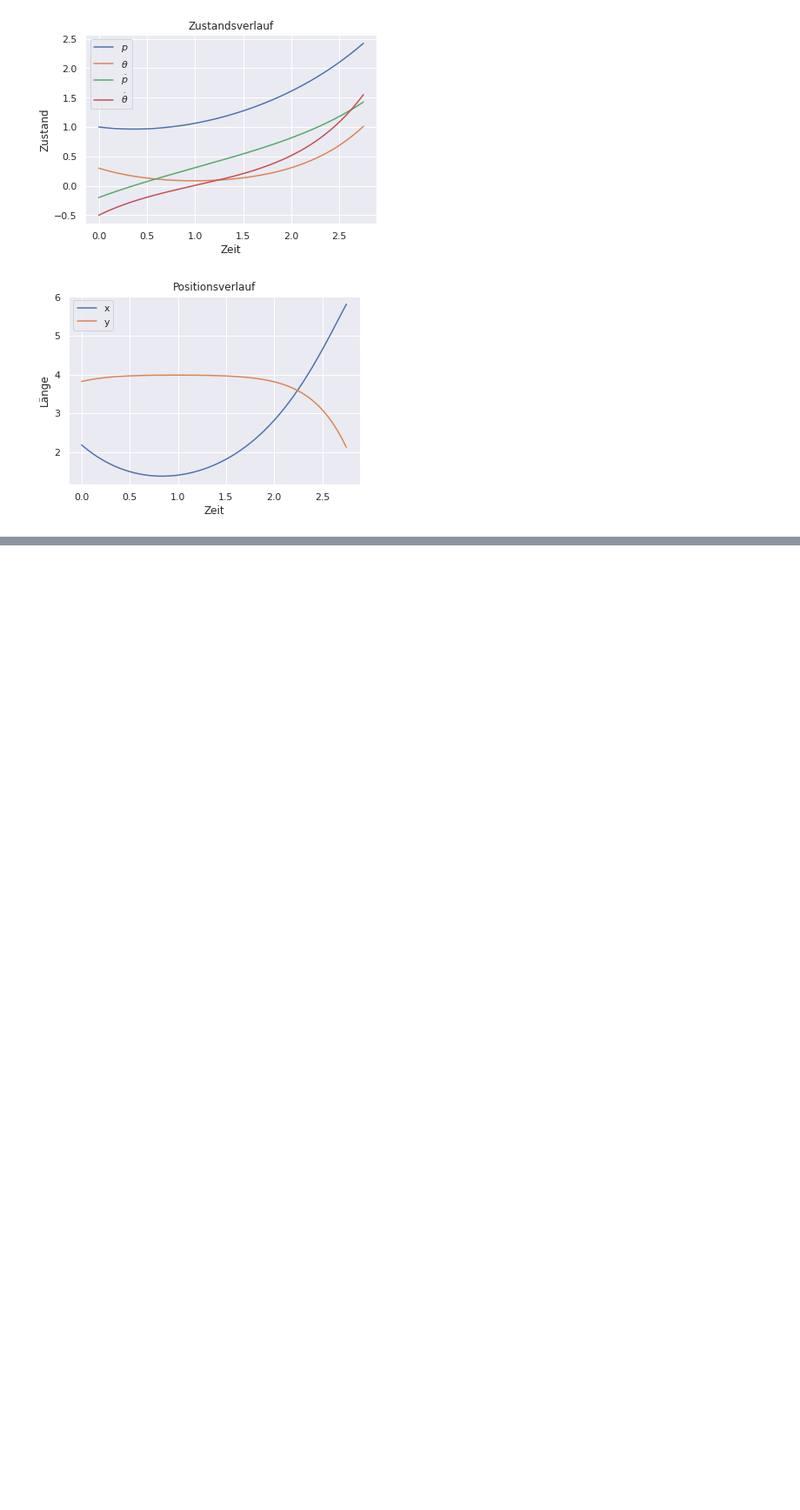
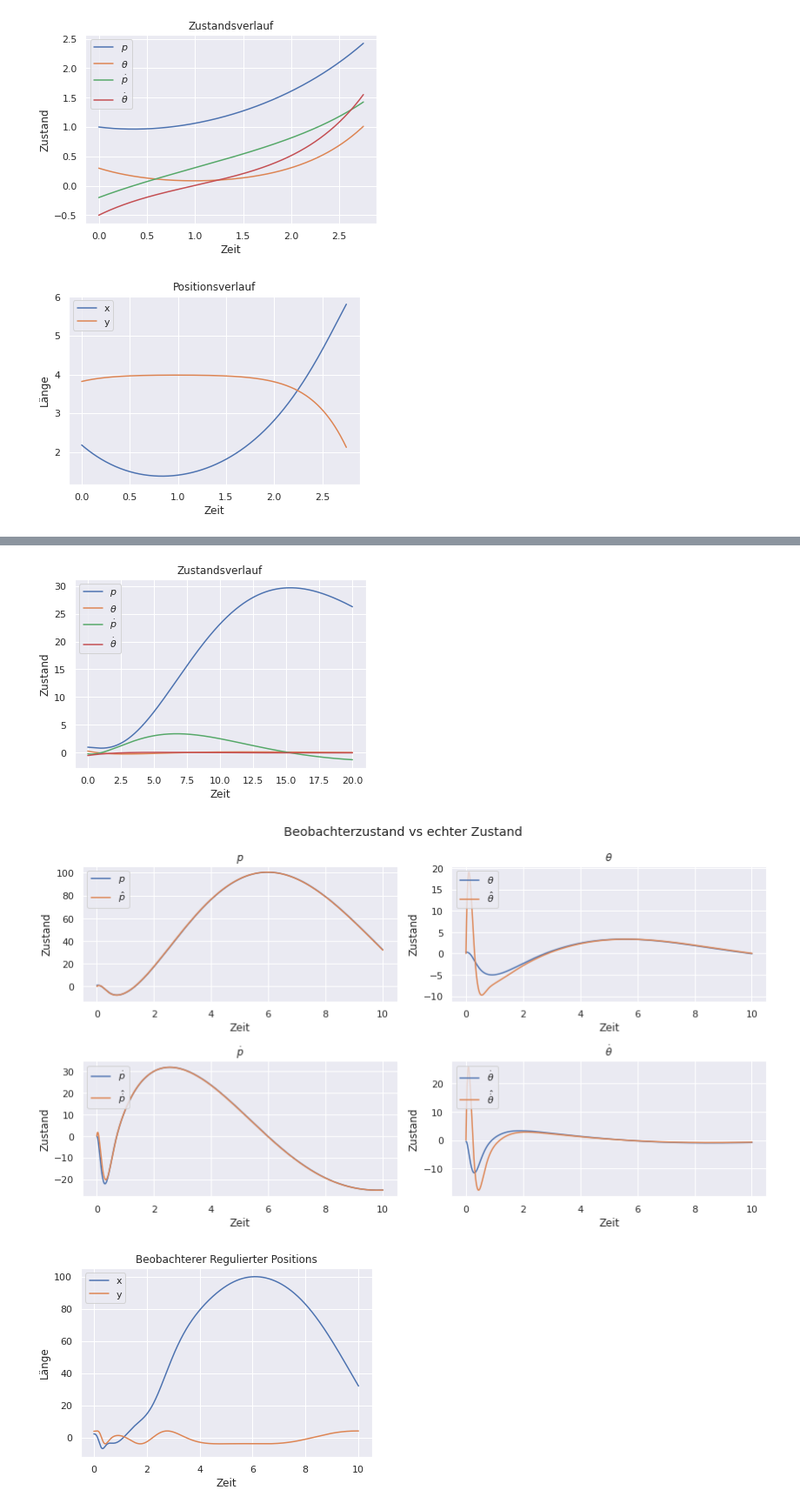
Before and after one commit to aykborstelmann/robotics, a Jupyter notebook: Übungsblatt_9.ipynb, the cells around one changed output, grey strips where cells are left out. Shown: that part at 87% size. Saved outputs shown, nothing was run; the diff lists cells and outputs as text; code cells hidden in the pictures; blank space fills up the shorter version.

```diff
--- a/Übungsblatt_9.ipynb
+++ b/Übungsblatt_9.ipynb
@@ -58,6 +58,7 @@ def visualize_positions(positions, title="Positionsverlauf"):
     ax.set_ylabel("Länge")
     ax.legend(loc='upper left')
 
+
 def calculate_joint_positions(states, arm_length=4):
     positions = {}
     i = 0
@@ -65,10 +66,12 @@ def calculate_joint_positions(states, arm_length=4):
         theta = state[1]
         p = state[0]
         base = np.array([p, 0])
-        arm = base + np.array([np.sin(theta), np.cos(theta)]) * arm_length
+
+        arm = base + np.array([np.sin(theta) * arm_length, np.cos(theta) * arm_length])
         positions[i] = np.vstack([base, arm])
         i += 1
     return positions
+
 
 def animate_joint_positions(positions, interval=0.01, title="Positionsanimation", dpi=150):
     array = np.array(list(positions.values()))
@@ -86,8 +89,11 @@ def animate_joint_positions(positions, interval=0.01, title="Positionsanimation"
         ax.plot(position[:, 0], position[:, 1], "b")
         ax.plot(position[:, 0], position[:, 1], "ro")
         ax.text(0.02, 0.95, f'Zeit $t={frame * interval}$', transform=ax.transAxes)
+
+        ax.set_xlim(x_min - 1, x_max + 1)
         ax.set_ylim(y_min - 1, y_max + 1)
-        ax.set_xlim(x_min - 1, x_max + 1)
+        ax.set_aspect('equal')
+
         ax.set_title(title)
         ax.set_xlabel("x [m]")
         ax.set_ylabel("y [m]")
@@ -123,0 +217,26 @@ animate_joint_positions(calculate_joint_positions(simulation_1))
+# %%
+def regulator_for_k(k=-1):
+    K = np.array(
+        [[-(k ** 4) / 1.65, 12 * (k ** 2) + (2 / 1.65) * k ** 4 + 4, 4 * (k ** 3) / 1.65,
+          -8 * k - (8 / 1.65) * k ** 3]])
+
+    def regulator(state):
+        return -K @ state
+
+    return regulator
+
+
+regulator = regulator_for_k(k=-.2)
+
+states = simulate_states(np.array([1, .3, -.2, -.5]), 20, u=regulator)
+visualize_states(states)
+
+states, observer_states = simulate_observer(np.array([1, .3, -0.2, -0.5]), np.array([0, 0, 0, 0]), 10, u=regulator,
+                                            k=-4)
+visualize_observer_states(states, observer_states)
+visualize_positions(calculate_positions(states), title="Beobachterer Regulierter Positions")
+animate_joint_positions(calculate_joint_positions(states), title="Beobachterer Regulierter Positions")
+# %% [output]
+[figure, added]
+[figure, added]
+[figure, added]
```
Also changed, not shown: parts of 4 cells of this notebook.
